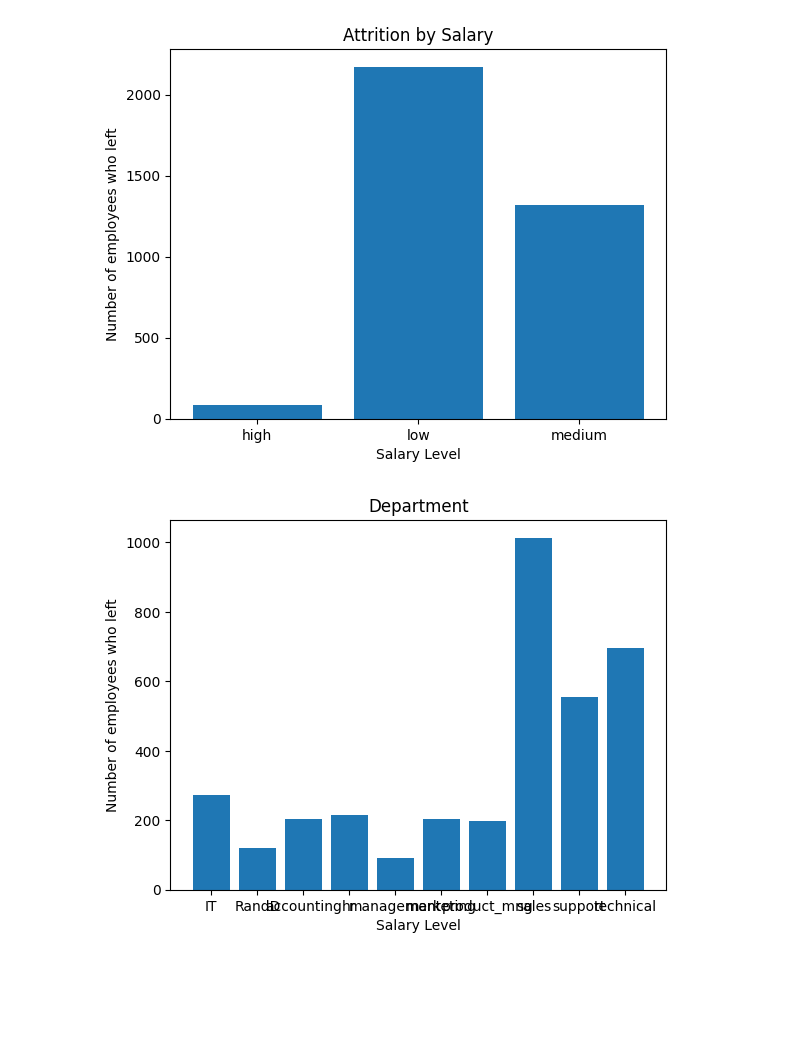
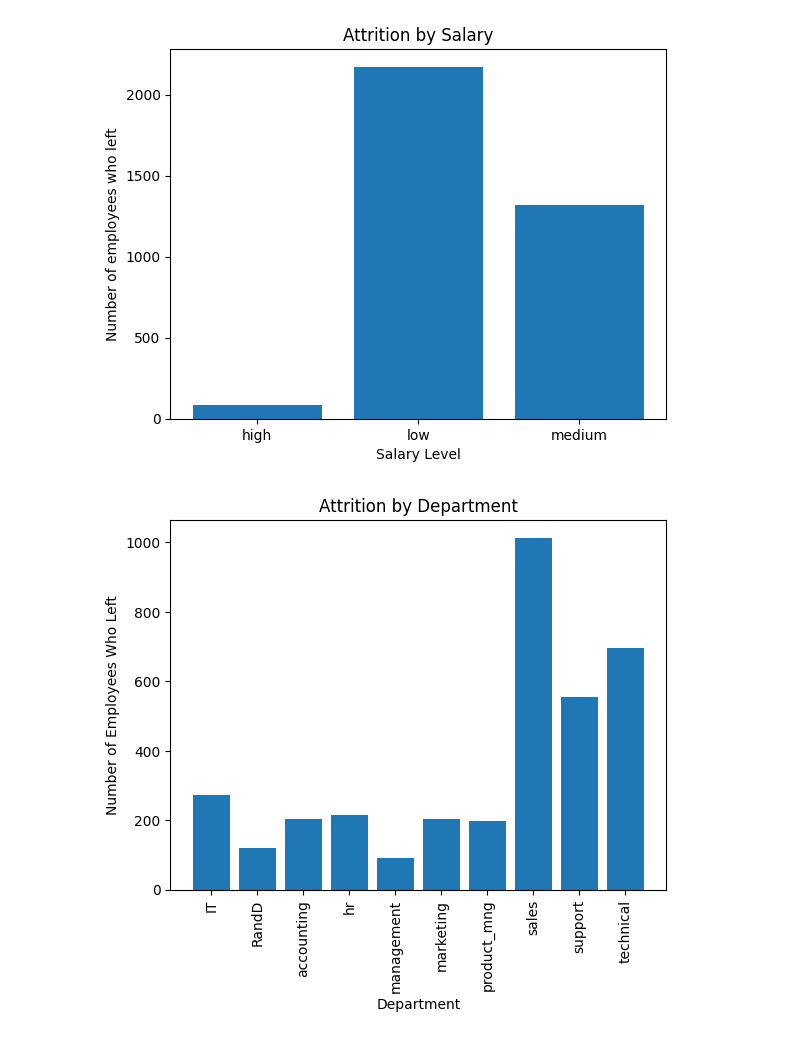
Before and after one commit to mvuddandi/ML-StatModels, a Jupyter notebook: Logistic_Regression.ipynb, the cells around one changed output. Cells and saved outputs as stored; diff of their text form; code cells hidden in the pictures; blank space fills up the shorter version.

```diff
--- a/Logistic_Regression.ipynb
+++ b/Logistic_Regression.ipynb
@@ -73,10 +73,11 @@ plt.show()
 # %%
 df_grouped_2 = df.groupby('sales')['left'].sum()
 
 plt.bar(df_grouped_2.index, df_grouped_2.values)
-plt.xlabel("Salary Level")
-plt.ylabel("Number of employees who left")
-plt.title("Department")
+plt.xlabel("Department")
+plt.ylabel("Number of Employees Who Left")
+plt.title("Attrition by Department")
+plt.xticks(rotation=90)   # Rotate x-axis labels by 90 degrees
 plt.show()
 # %% [output]
-[figure, old version]
+[figure, new version]
```
Also changed, not shown: parts of 12 cells of this notebook.
